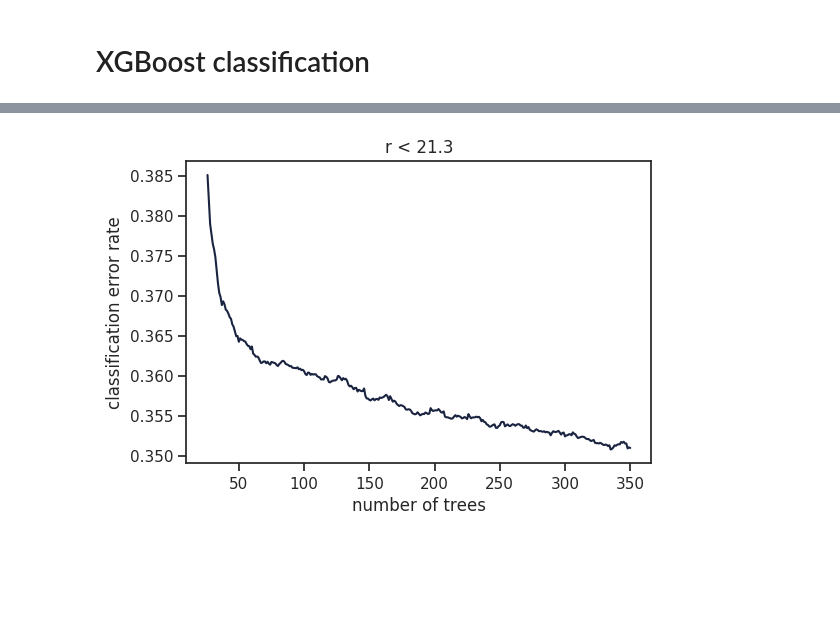
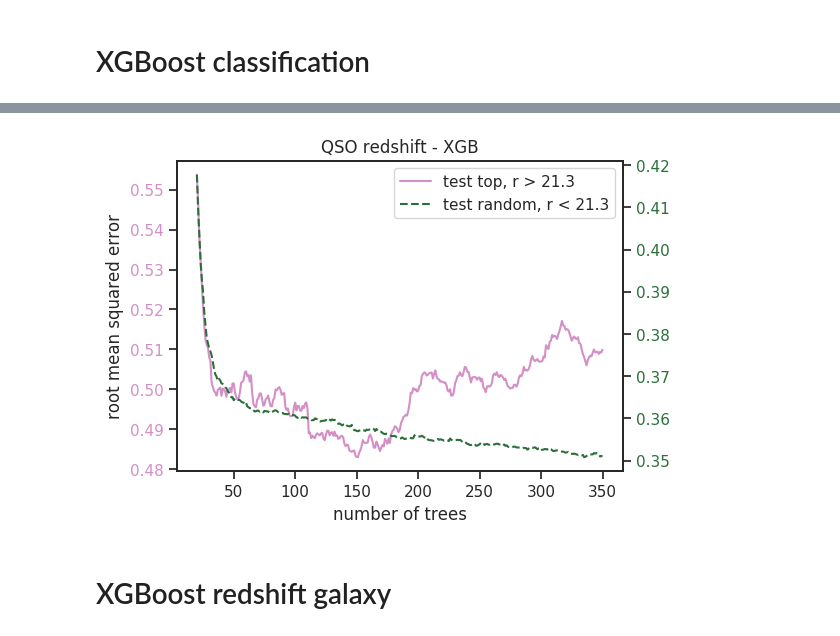
Before and after one commit to snakoneczny/kids-quasars, a Jupyter notebook: notebooks/plot_learning_history.ipynb, the cells around one changed output, grey strips where cells are left out. Drawn from its saved outputs; the diff is of its cells as text; code cells hidden in the pictures; blank space fills up the shorter version.

```diff
--- a/notebooks/plot_learning_history.ipynb
+++ b/notebooks/plot_learning_history.ipynb
@@ -29,9 +54,6 @@ def plot_training_history(history, title, idx_start=0):
 # XGBoost classification
 # %%
 xgb_clf = joblib.load('../outputs/exp_models/KiDS_DR4_x_SDSS_DR14_xgb_f-all_test-magnitude__2019-12-05_12:32:30.joblib')
-# %%
-xgb_clf_top = joblib.load('../outputs/exp_models/KiDS_DR4_x_SDSS_DR14_xgb_f-all_test-magnitude__2019-05-13_12:45:37.joblib')
-xgb_clf_random = joblib.load('../outputs/exp_models/KiDS_DR4_x_SDSS_DR14_xgb_f-all_test-random__2019-06-06_15:52:05.joblib')
 # %%
 history_top = xgb_clf.evals_result()['validation_1']['merror']
 history_random = xgb_clf.evals_result()['validation_0']['merror']
@@ -52,5 +71,3 @@ xgb_z_qso = joblib.load('../outputs/exp_models/KiDS_DR4_x_SDSS_DR14_xgb_f-all_te
 # %%
 history_top = xgb_z_qso.evals_result()['validation_1']['rmse']
 history_random = xgb_z_qso.evals_result()['validation_0']['rmse']
-# %%
-plot_training_history(history_top, 'r > 21.3', idx_start=20)
@@ -59,7 +74,10 @@ plot_training_history(history_top, 'r > 21.3', idx_start=20)
-# %%
-plot_training_history(history_random, 'r < 21.3', idx_start=26)
-# %% [output]
-[figure, removed]
+# %%
+plot_histories(history_top, history_random, idx_start=20, title='QSO redshift - XGB',
+               y_label='root mean squared error')
+# %% [output]
+[figure, added]
+# %% [markdown]
+# XGBoost redshift galaxy
 # %%
 model_z_galaxy = joblib.load('../outputs/exp_models/KiDS_DR4_x_SDSS_DR14_xgb_f-all_test-magnitude_spec-galaxy__2019-12-05_16:23:09.joblib')
 # %% [output]
```
Also changed, not shown: parts of 15 cells of this notebook, 6 other files.
